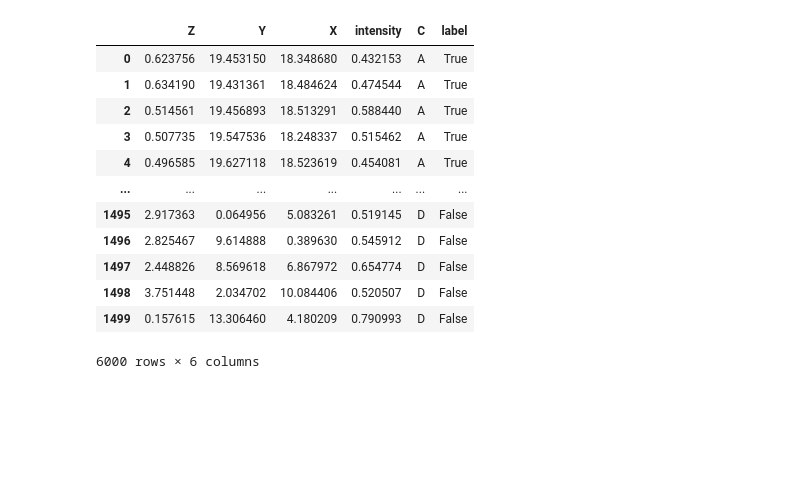
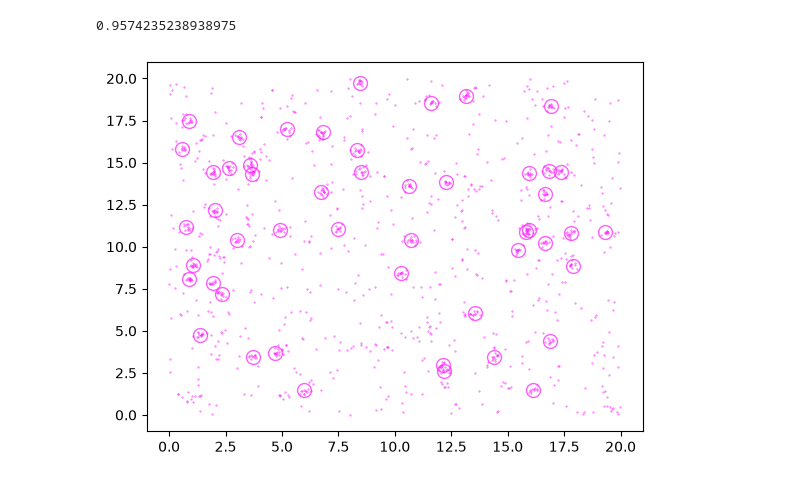
Before and after one commit to jboulanger/synex, a Jupyter notebook: notebooks/Test.ipynb, the cells around one changed output. Drawn from its saved outputs; the diff is of its cells as text; code cells hidden in the pictures; blank space fills up the shorter version.

```diff
--- a/notebooks/Test.ipynb
+++ b/notebooks/Test.ipynb
@@ -22,17 +15,12 @@ pd.merge(points,clean,)
-# %%
-points
-# %% [output]
-|  | Z | Y | X | intensity | C | label |
-| 0 | 0.623756 | 19.453150 | 18.348680 | 0.432153 | A | True |
-| 1 | 0.634190 | 19.431361 | 18.484624 | 0.474544 | A | True |
-| 2 | 0.514561 | 19.456893 | 18.513291 | 0.588440 | A | True |
-| 3 | 0.507735 | 19.547536 | 18.248337 | 0.515462 | A | True |
-| 4 | 0.496585 | 19.627118 | 18.523619 | 0.454081 | A | True |
-| ... | ... | ... | ... | ... | ... | ... |
-| 1495 | 2.917363 | 0.064956 | 5.083261 | 0.519145 | D | False |
-| 1496 | 2.825467 | 9.614888 | 0.389630 | 0.545912 | D | False |
-| 1497 | 2.448826 | 8.569618 | 6.867972 | 0.654774 | D | False |
-| 1498 | 3.751448 | 2.034702 | 10.084406 | 0.520507 | D | False |
-| 1499 | 0.157615 | 13.306460 | 4.180209 | 0.790993 | D | False |
-6000 rows × 6 columns
+# %%
+clean = clean_points_nn_gmm(points)
+# fig,axes = plot_points(points,ms=1)
+fig,axes = plot_points(clean[clean["noise"]==False],ms=1)
+plot_points(clusters,ms=20,axes=axes)
+f1_score(points["noise"].to_numpy(), clean["noise"].to_numpy())
+# print(len(points),len(cle))
+# print((clean['noise']==False).sum())
+# %% [output]
+0.9574235238938975
+[figure, added]
 # %%
```
Also changed, not shown: parts of 6 cells of this notebook, 8 other files.
